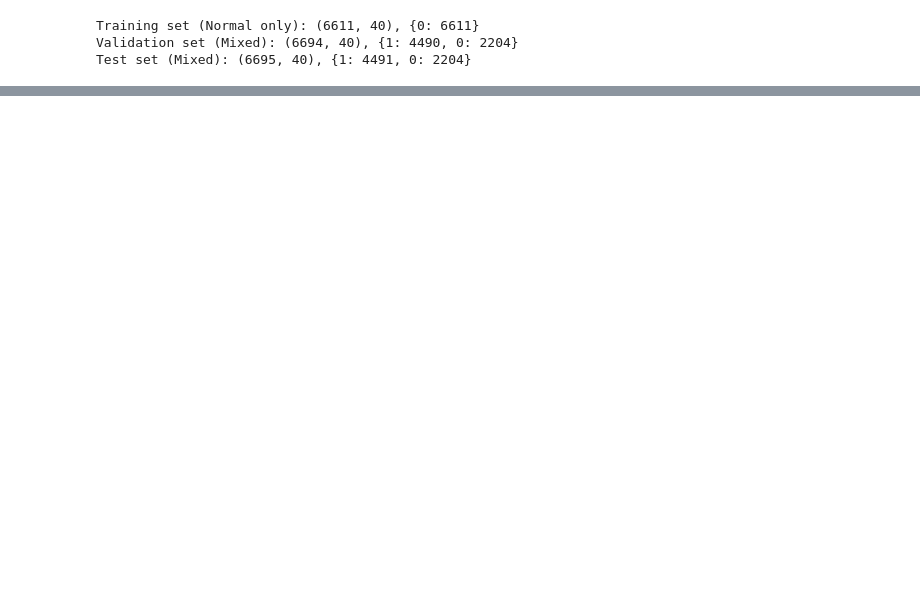
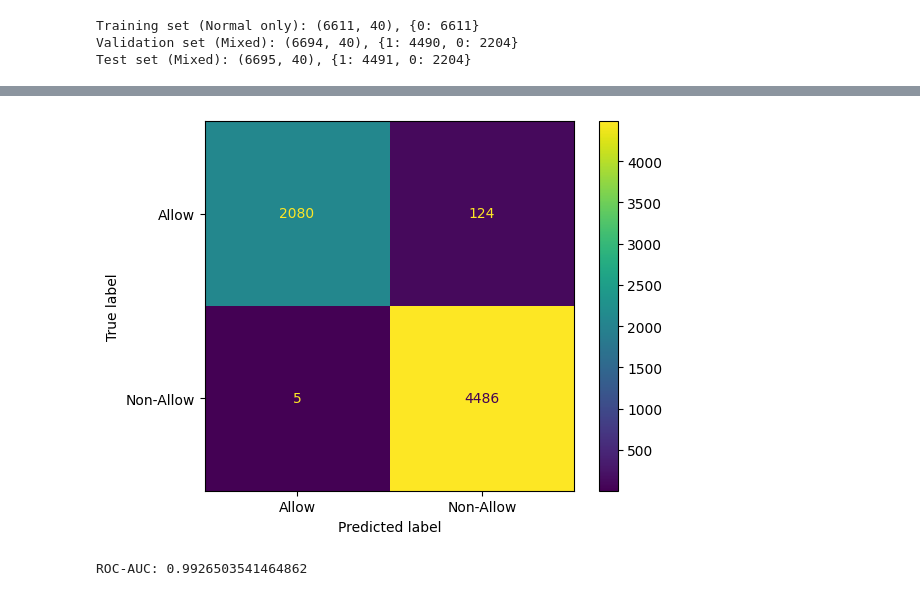
Before and after one commit to claramanolache/DeepLearning, a Jupyter notebook: Generative_Networks.ipynb, the cells around one changed output, grey strips where cells are left out. Saved outputs shown, nothing was run; the diff lists cells and outputs as text; code cells hidden in the pictures; blank space fills up the shorter version.

```diff
--- a/Generative_Networks.ipynb
+++ b/Generative_Networks.ipynb
@@ -213,0 +227,21 @@ X.head()
+# %%
+common_nat_ports = (
+    X["NAT Destination Port"]
+    .value_counts()
+    .head(12)
+    .index.tolist()
+)
+
+X["NAT Destination Port"] = X["NAT Destination Port"].apply(
+    lambda port: categorize_port(port, common_nat_ports)
+)
+
+X["NAT Source Port"] = X["NAT Source Port"].apply(
+    lambda port: categorize_port(port, [])
+)
+
+X = pd.get_dummies(
+    X,
+    columns=["NAT Source Port", "NAT Destination Port"],
+    dtype=float
+)
@@ -273,0 +441,6 @@ encoder = nn.Sequential(
+# %%
+val_errors = reconstruction_error(X_val_normal)
+
+threshold = np.percentile(val_errors, 95)
+
+print("Anomaly threshold:", threshold)
@@ -273,0 +449,4 @@ encoder = nn.Sequential(
+# %%
+test_errors = reconstruction_error(X_test)
+
+y_pred = (test_errors > threshold).astype(int)
@@ -273,0 +468,15 @@ encoder = nn.Sequential(
+# %%
+metrics.ConfusionMatrixDisplay.from_predictions(
+    y_test,
+    y_pred,
+    display_labels=["Allow", "Non-Allow"]
+)
+
+plt.show()
+# %% [output]
+[figure, added]
+# %%
+auc = metrics.roc_auc_score(y_test, test_errors)
+print("ROC-AUC:", auc)
+# %% [output]
+ROC-AUC: 0.9926503541464862
```
Also changed, not shown: parts of 23 cells of this notebook.
